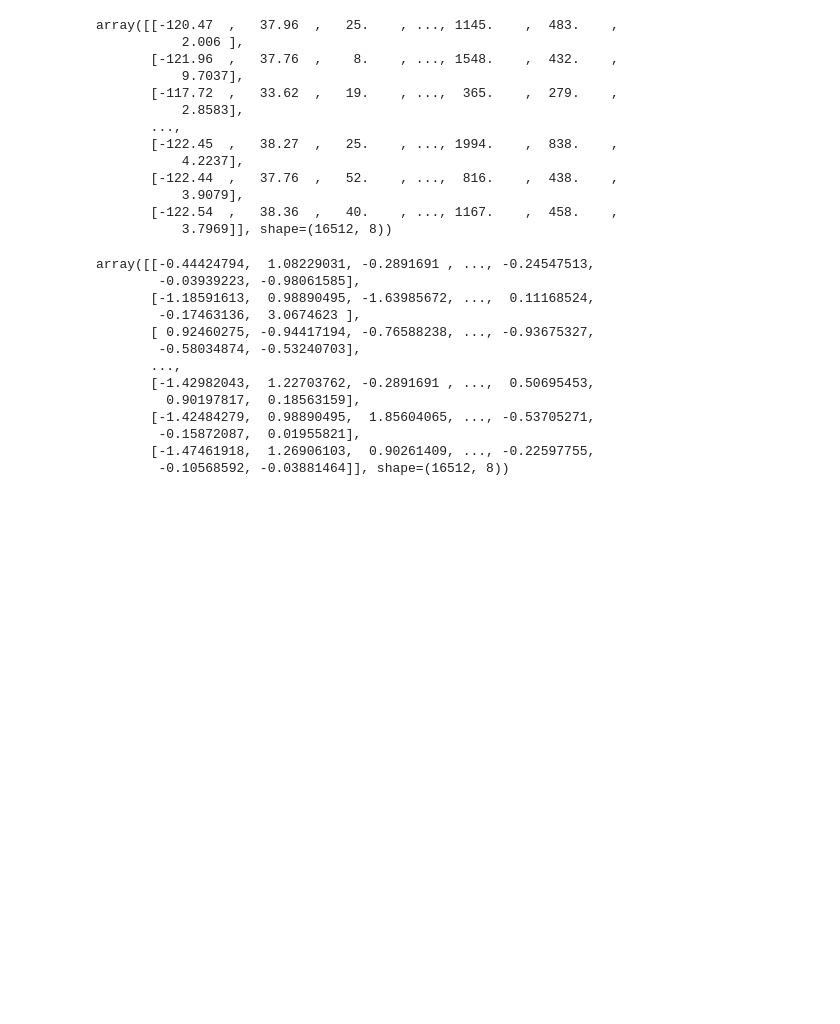
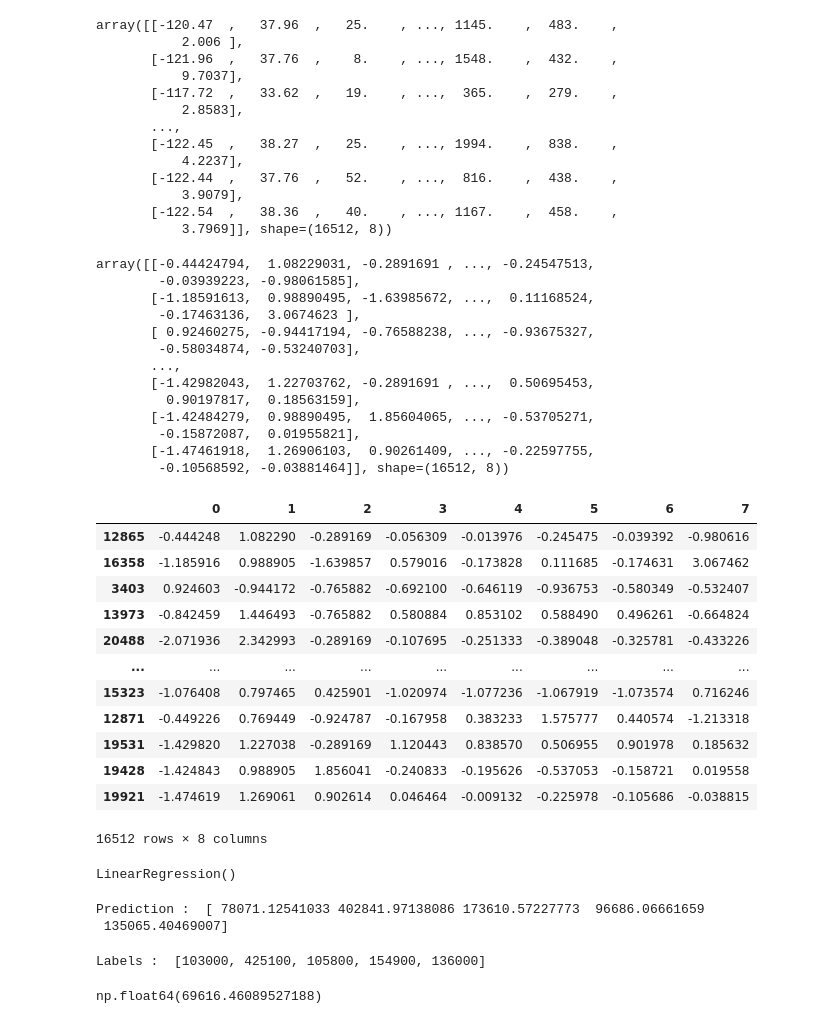
Before and after one commit to Anand-Patidar03/Python_for_ML, a Jupyter notebook: Machine_Learning_1/California_Housing_1.ipynb, the cells around one changed output. Cells and saved outputs as stored; diff of their text form; code cells hidden in the pictures; blank space fills up the shorter version.

Commit message:
practiced the performance measures of training data and learnt about confusion matrix

```diff
--- a/Machine_Learning_1/California_Housing_1.ipynb
+++ b/Machine_Learning_1/California_Housing_1.ipynb
@@ -548,3 +562,29 @@ array([[-0.44424794,  1.08229031, -0.2891691 , ..., -0.24547513,
         -0.15872087,  0.01955821],
        [-1.47461918,  1.26906103,  0.90261409, ..., -0.22597755,
         -0.10568592, -0.03881464]], shape=(16512, 8))
+# %%
+housing_prepared_df = pd.DataFrame(housing_prepared,index=housing.index)
+
+housing_prepared_df
+# %% [output]
+|  | 0 | 1 | 2 | 3 | 4 | 5 | 6 | 7 |
+| 12865 | -0.444248 | 1.082290 | -0.289169 | -0.056309 | -0.013976 | -0.245475 | -0.039392 | -0.980616 |
+| 16358 | -1.185916 | 0.988905 | -1.639857 | 0.579016 | -0.173828 | 0.111685 | -0.174631 | 3.067462 |
+| 3403 | 0.924603 | -0.944172 | -0.765882 | -0.692100 | -0.646119 | -0.936753 | -0.580349 | -0.532407 |
+| 13973 | -0.842459 | 1.446493 | -0.765882 | 0.580884 | 0.853102 | 0.588490 | 0.496261 | -0.664824 |
+| 20488 | -2.071936 | 2.342993 | -0.289169 | -0.107695 | -0.251333 | -0.389048 | -0.325781 | -0.433226 |
+| ... | ... | ... | ... | ... | ... | ... | ... | ... |
+| 15323 | -1.076408 | 0.797465 | 0.425901 | -1.020974 | -1.077236 | -1.067919 | -1.073574 | 0.716246 |
+| 12871 | -0.449226 | 0.769449 | -0.924787 | -0.167958 | 0.383233 | 1.575777 | 0.440574 | -1.213318 |
+| 19531 | -1.429820 | 1.227038 | -0.289169 | 1.120443 | 0.838570 | 0.506955 | 0.901978 | 0.185632 |
+| 19428 | -1.424843 | 0.988905 | 1.856041 | -0.240833 | -0.195626 | -0.537053 | -0.158721 | 0.019558 |
+| 19921 | -1.474619 | 1.269061 | 0.902614 | 0.046464 | -0.009132 | -0.225978 | -0.105686 | -0.038815 |
+16512 rows × 8 columns
+# %%
+from sklearn.linear_model import LinearRegression
+
+lin_reg = LinearRegression()
+
+lin_reg.fit(housing_prepared , housing_lable)
+# %% [output]
+LinearRegression()
@@ -550,0 +595,21 @@ array([[-0.44424794,  1.08229031, -0.2891691 , ..., -0.24547513,
+# %%
+print("Prediction : " , lin_reg.predict(housing_prepared[:5]))
+# %% [output]
+Prediction :  [ 78071.12541033 402841.97138086 173610.57227773  96686.06661659
+ 135065.40469007]
+# %%
+print("Labels : " , list(labels))
+# %% [output]
+Labels :  [103000, 425100, 105800, 154900, 136000]
+# %%
+from sklearn.metrics import mean_squared_error
+
+house_pred = lin_reg.predict(housing_prepared)
+
+lin_mse = mean_squared_error(housing_lable , house_pred)
+
+lin_rmse = np.sqrt(lin_mse)
+
+lin_rmse
+# %% [output]
+np.float64(69616.46089527188)
```
Also changed, not shown: parts of 2 cells of this notebook.
